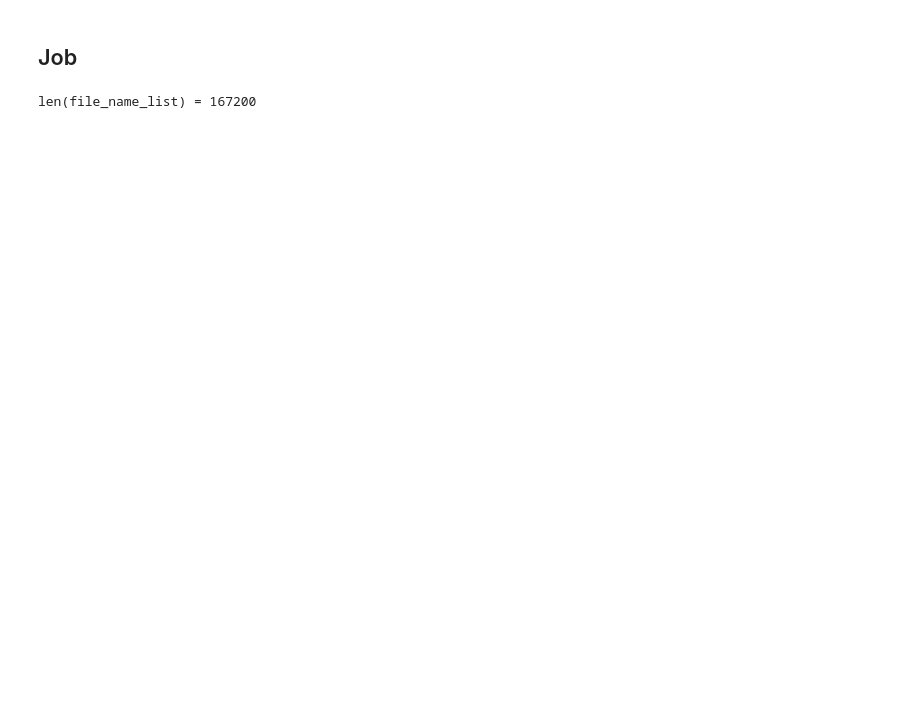
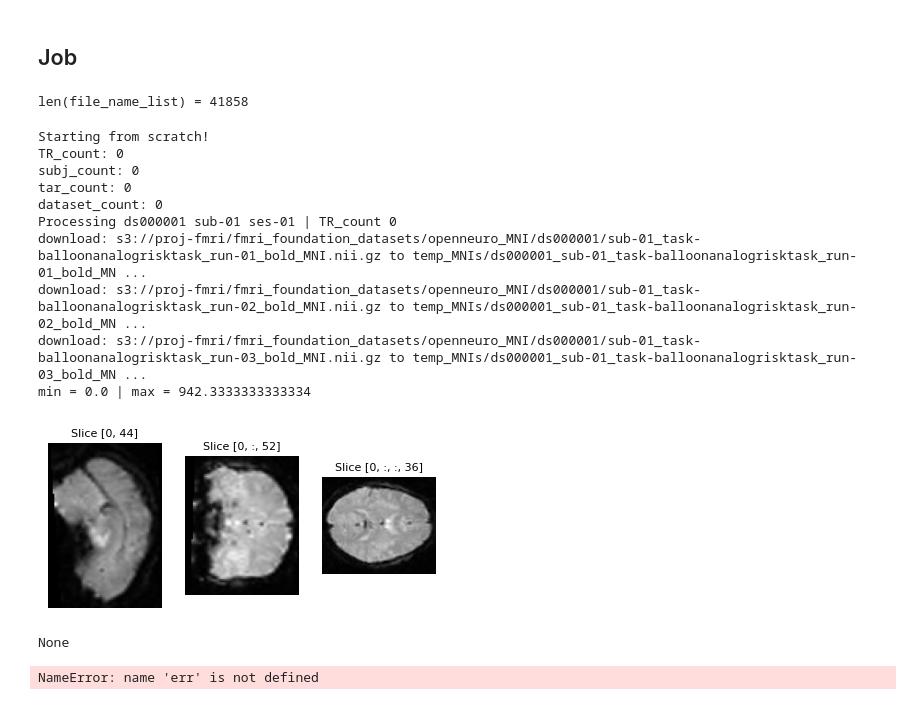
Before and after one commit to MedARC-AI/fMRI-foundation-model, a Jupyter notebook: dataset_creation/wds_creation/afni_to_wds.ipynb, the cells around one changed output. Cells and saved outputs as stored; diff of their text form; code cells hidden in the pictures; blank space fills up the shorter version.

```diff
--- a/dataset_creation/wds_creation/afni_to_wds.ipynb
+++ b/dataset_creation/wds_creation/afni_to_wds.ipynb
@@ -117,8 +116,8 @@ call(command,shell=True)
 s3 = boto3.client('s3')
 bucket_name = 'proj-fmri'
 
-# prefix = 'fmri_foundation_datasets/openneuro_MNI/'
-prefix = 'fmri_foundation_datasets/parallel_openneuro/'
+prefix = 'fmri_foundation_datasets/openneuro_MNI/'
+# prefix = 'fmri_foundation_datasets/parallel_openneuro/'
 
 paginator = s3.get_paginator('list_objects_v2')
 file_name_list = []
@@ -128,7 +127,7 @@ for page in paginator.paginate(Bucket=bucket_name, Prefix=prefix):
         file_name_list.append(file_name)
 print("len(file_name_list) =", len(file_name_list))
 # %% [output]
-len(file_name_list) = 167200
+len(file_name_list) = 41858
 # %%
 from collections import defaultdict
 
@@ -152,10 +151,10 @@ for file_name in file_name_list:
 # %%
 print("Starting from scratch!")
 
-try:
-    sink.close()
-except:
-    pass
+# try:
+#     sink.close()
+# except:
+#     pass
 
 tar_count = 0
 TR_count = 0
@@ -180,7 +179,7 @@ MNI_mask = nib.load("/weka/proj-fmri/paulscotti/fMRI-foundation-model/dataset_cr
 MNI_mask[MNI_mask>0]=1
 MNI_mask = MNI_mask.astype(bool)
 
-sink = wds.TarWriter(f"{wds_folder}/{tar_count:06d}.tar")
+# sink = wds.TarWriter(f"{wds_folder}/{tar_count:06d}.tar")
 
 for dataset_id in list(datasets.keys()):
     first = True
@@ -236,6 +235,7 @@ for dataset_id in list(datasets.keys()):
                     display(torchio_slice(func_nii))
                     first = False
 
+                err
                 # normalize by min max
                 func_nii = (func_nii - min) / (max - min)
 
@@ -286,30 +286,44 @@ for dataset_id in list(datasets.keys()):
 
             # delete saved files
             command = f"rm {temp_folder}/*"
             call(command,shell=True)
 
 print("TR_count",TR_count)
 print("subj_count", subj_count)
 try:
     sink.close()
 except:
     pass
 
 data = {
     "TR_count": TR_count,
 }
 
 with open(f"{wds_folder}/metadata.json", "w") as file:
     json.dump(data, file)
 
 # send to aws s3
 command = f"aws s3 sync {wds_folder} s3://proj-fmri/fmri_foundation_datasets/{s3_output_folder_name}/"
 call(command,shell=True)
 
 # delete saved files
 command = f"rm {temp_folder}/*"
 call(command,shell=True)
 
 last_tar_count = tar_count - 1
 command = f"rm {wds_folder}/{last_tar_count:06d}.tar"
 call(command,shell=True)
+# %% [output]
+Starting from scratch!
+TR_count: 0
+subj_count: 0
+tar_count: 0
+dataset_count: 0
+Processing ds000001 sub-01 ses-01 | TR_count 0
+download: s3://proj-fmri/fmri_foundation_datasets/openneuro_MNI/ds000001/sub-01_task-balloonanalogrisktask_run-01_bold_MNI.nii.gz to temp_MNIs/ds000001_sub-01_task-balloonanalogrisktask_run-01_bold_MN ...
+download: s3://proj-fmri/fmri_foundation_datasets/openneuro_MNI/ds000001/sub-01_task-balloonanalogrisktask_run-02_bold_MNI.nii.gz to temp_MNIs/ds000001_sub-01_task-balloonanalogrisktask_run-02_bold_MN ...
+download: s3://proj-fmri/fmri_foundation_datasets/openneuro_MNI/ds000001/sub-01_task-balloonanalogrisktask_run-03_bold_MNI.nii.gz to temp_MNIs/ds000001_sub-01_task-balloonanalogrisktask_run-03_bold_MN ...
+min = 0.0 | max = 942.3333333333334
+[figure, added]
+None
+NameError: name 'err' is not defined
```
Also changed, not shown: parts of 3 cells of this notebook, 5 other files.
